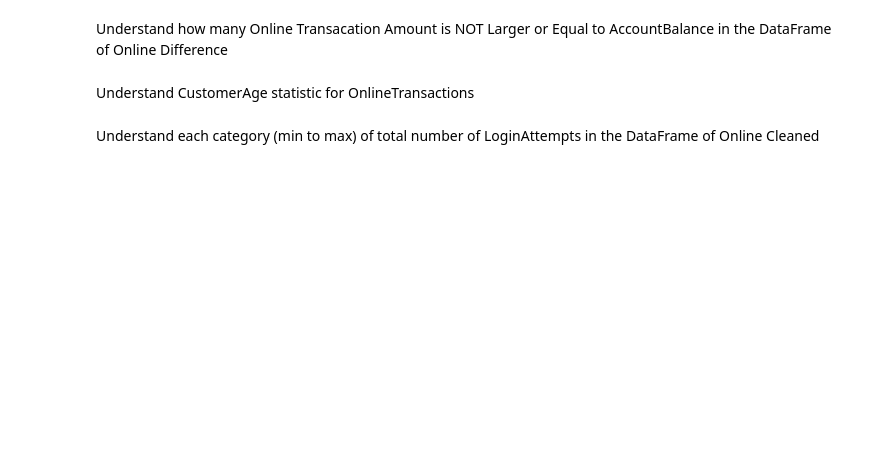
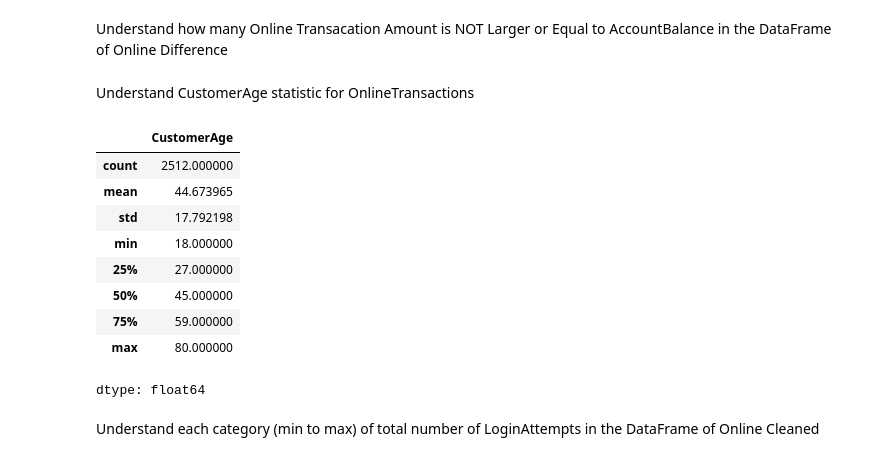
Before and after one commit to cheonghf/ML-P4-03, a Jupyter notebook: Project_SourceCode_P4_03.ipynb, the cells around one changed output. Saved outputs shown, nothing was run; the diff lists cells and outputs as text; code cells hidden in the pictures; blank space fills up the shorter version.

```diff
--- a/Project_SourceCode_P4_03.ipynb
+++ b/Project_SourceCode_P4_03.ipynb
@@ -88,7 +124,18 @@ df_online_diff.describe()
 # %% [markdown]
 Understand CustomerAge statistic for OnlineTransactions
 # %%
-df_online['CustomerAge'].describe()
+df_bt_cleaned['CustomerAge'].describe()
+# %% [output]
+|  | CustomerAge |
+| count | 2512.000000 |
+| mean | 44.673965 |
+| std | 17.792198 |
+| min | 18.000000 |
+| 25% | 27.000000 |
+| 50% | 45.000000 |
+| 75% | 59.000000 |
+| max | 80.000000 |
+dtype: float64
 # %% [markdown]
 Understand each category (min to max) of total number of LoginAttempts in the DataFrame of Online Cleaned
 # %%
```
Also changed, not shown: parts of 10 cells of this notebook.
